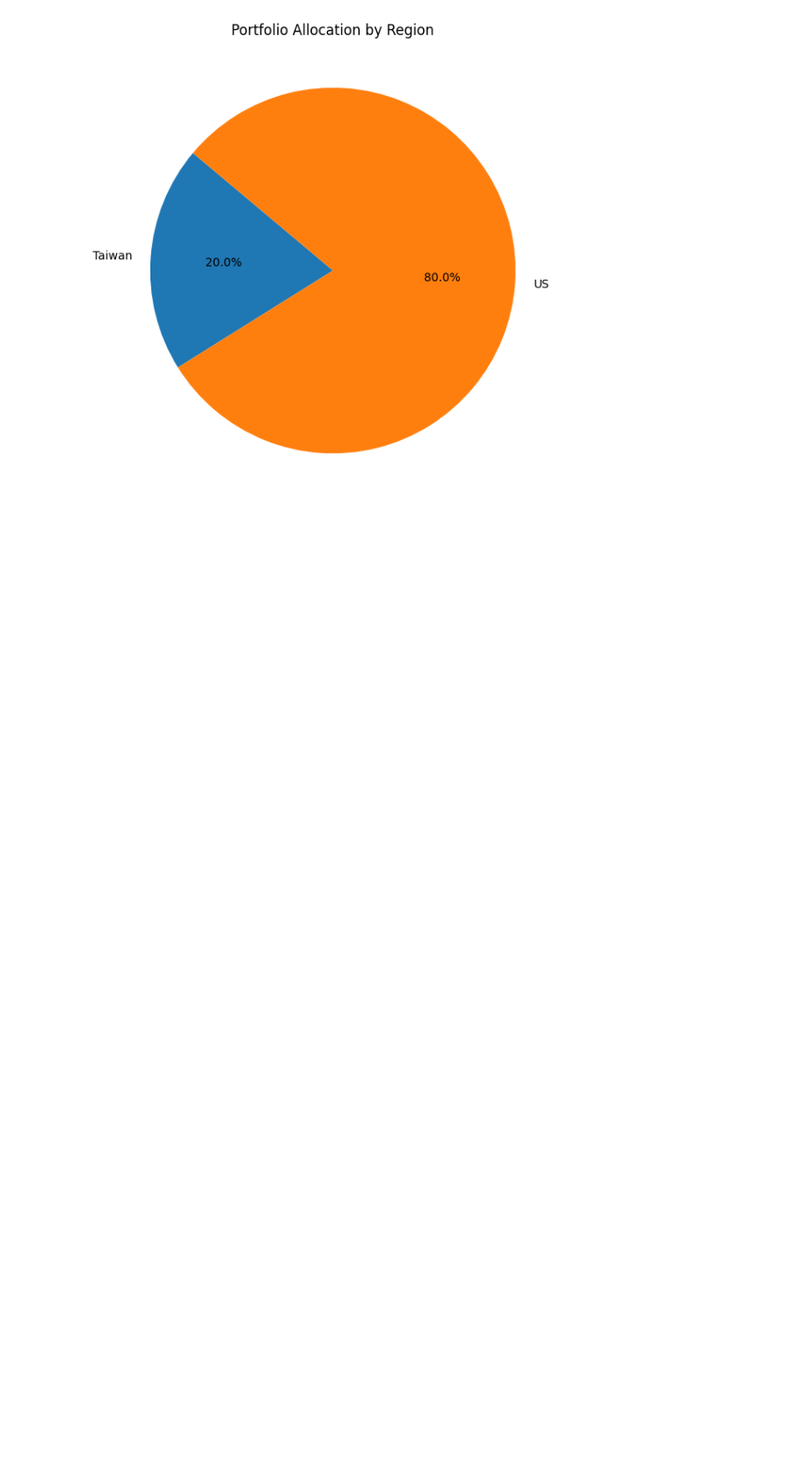
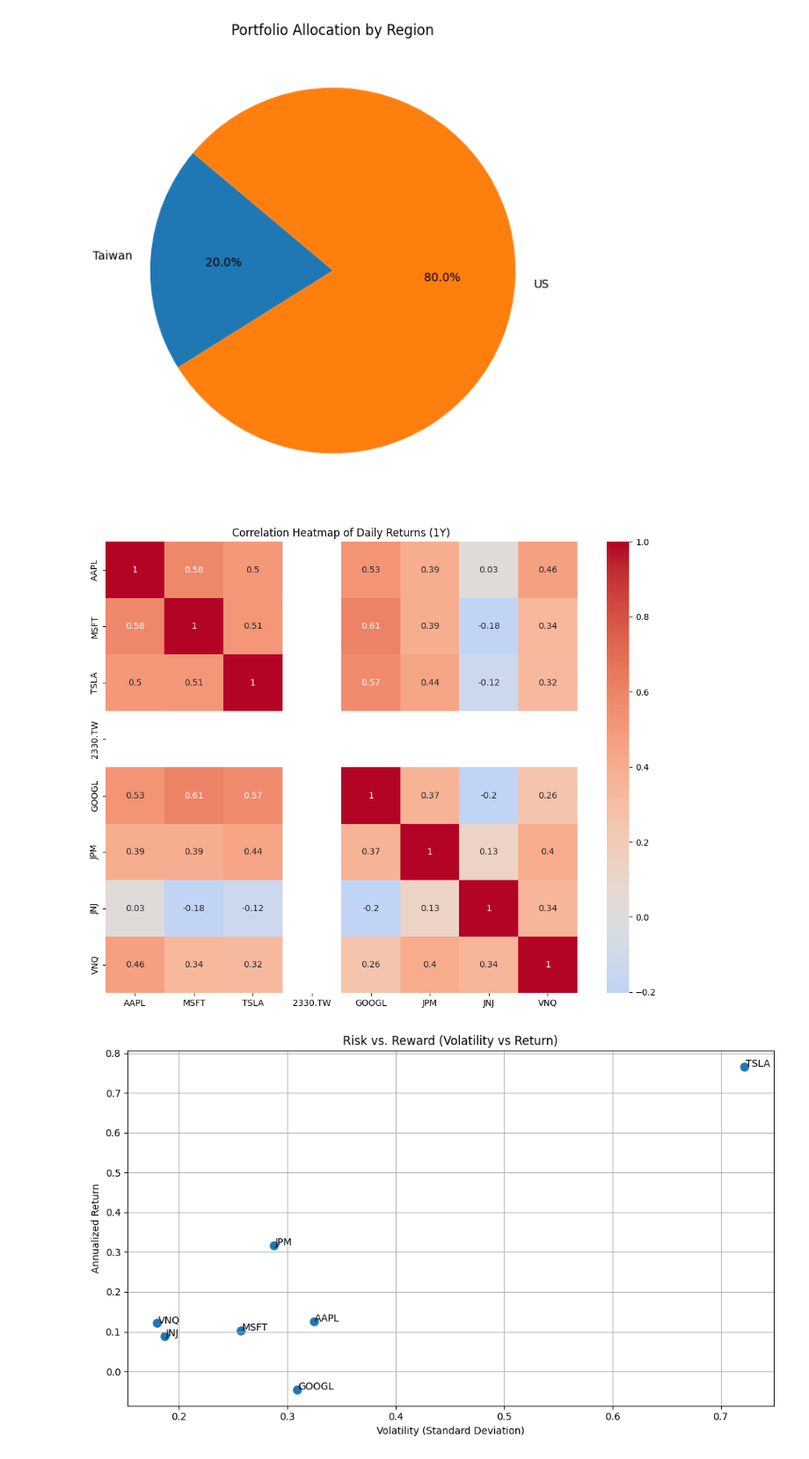
Before and after one commit to ivycollegiate-development/financial-analysis-project-comp, a Jupyter notebook: financial_visual_analysis.ipynb, the cells around one changed output. Shown at 88% size. Cells and saved outputs as stored; diff of their text form; code cells hidden in the pictures; blank space fills up the shorter version.

Commit message:
Updates heatmap and scatterplot

```diff
--- a/financial_visual_analysis.ipynb
+++ b/financial_visual_analysis.ipynb
@@ -229,3 +229,47 @@ plt.show()
 # %% [output]
 [figure]
 [figure]
+# %%
+# Copy and paste this into Jupyter Notebook entitled: financial_visual_analysis.ipynb
+# Run each cell sequentially.
+# When you reach the plotting section, you’ll see a chart for
+# your first entered ticker.
+
+# Cell 11: Build Return DataFrame for Correlation and Risk Analysis
+returns_df = pd.DataFrame()
+
+for ticker in df['Ticker']:
+    try:
+        daily_prices = price_data[ticker]['1y_daily']['Close']
+        returns = daily_prices.pct_change().dropna()
+        returns_df[ticker] = returns
+    except KeyError:
+        print(f"Missing data for {ticker}")
+# %%
+# Cell 12: Correlation Heatmap
+plt.figure(figsize=(10, 8))
+correlation_matrix = returns_df.corr()
+sns.heatmap(correlation_matrix, annot=True, cmap='coolwarm', center=0)
+plt.title("Correlation Heatmap of Daily Returns (1Y)")
+plt.tight_layout()
+plt.show()
+
+# Cell 13: Risk vs. Reward Scatter Plot
+annualized_return = returns_df.mean() * 252  # 252 trading days
+annualized_volatility = returns_df.std() * (252 ** 0.5)
+
+plt.figure(figsize=(10, 6))
+sns.scatterplot(x=annualized_volatility, y=annualized_return, s=100)
+
+for ticker in returns_df.columns:
+    plt.text(annualized_volatility[ticker] + 0.001, annualized_return[ticker], ticker)
+
+plt.xlabel("Volatility (Standard Deviation)")
+plt.ylabel("Annualized Return")
+plt.title("Risk vs. Reward (Volatility vs Return)")
+plt.grid(True)
+plt.tight_layout()
+plt.show()
+# %% [output]
+[figure, added]
+[figure, added]
```
